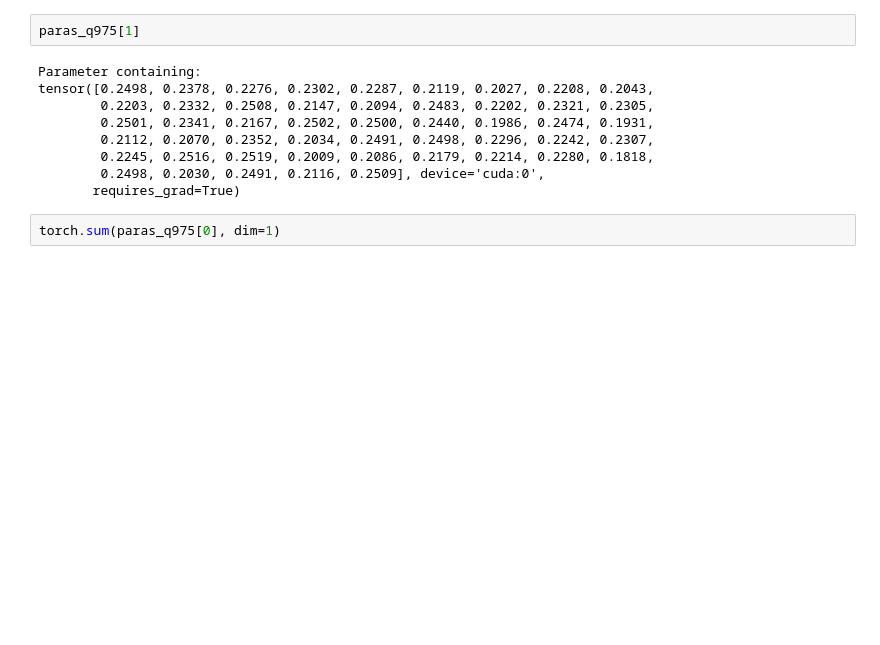
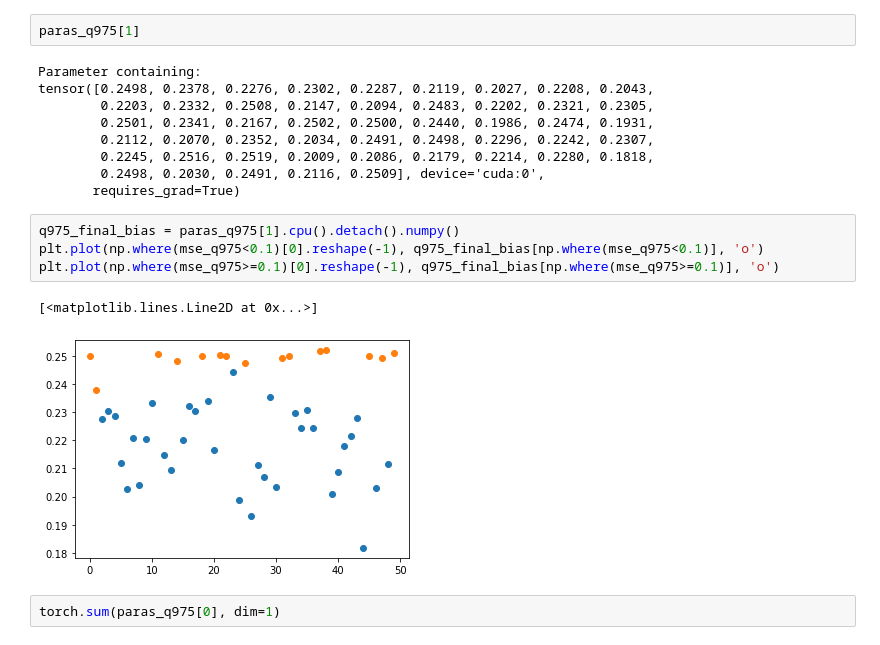
Before and after one commit to glory-99/simulation-based-inference, a Jupyter notebook: week10.ipynb, the cells around one changed output. Cells and saved outputs as stored; diff of their text form; blank space fills up the shorter version.

```diff
--- a/week10.ipynb
+++ b/week10.ipynb
@@ -1093,6 +1126,13 @@ tensor([0.2498, 0.2378, 0.2276, 0.2302, 0.2287, 0.2119, 0.2027, 0.2208, 0.2043,
         0.2245, 0.2516, 0.2519, 0.2009, 0.2086, 0.2179, 0.2214, 0.2280, 0.1818,
         0.2498, 0.2030, 0.2491, 0.2116, 0.2509], device='cuda:0',
        requires_grad=True)
+# %%
+q975_final_bias = paras_q975[1].cpu().detach().numpy()
+plt.plot(np.where(mse_q975<0.1)[0].reshape(-1), q975_final_bias[np.where(mse_q975<0.1)], 'o')
+plt.plot(np.where(mse_q975>=0.1)[0].reshape(-1), q975_final_bias[np.where(mse_q975>=0.1)], 'o')
+# %% [output]
+[<matplotlib.lines.Line2D at 0x...>]
+[figure, added]
 # %%
 torch.sum(paras_q975[0], dim=1)
 # %% [output]
```
Also changed, not shown: parts of 11 cells of this notebook.
